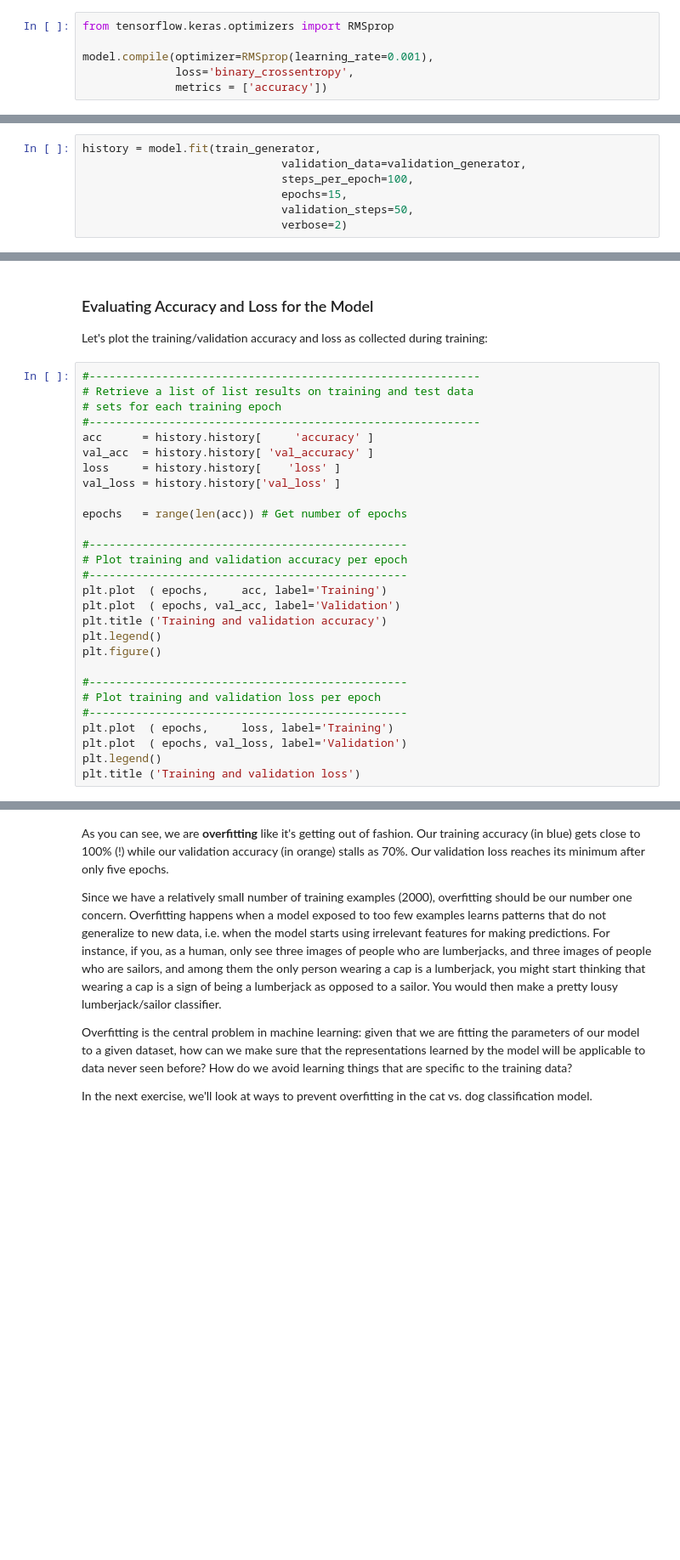
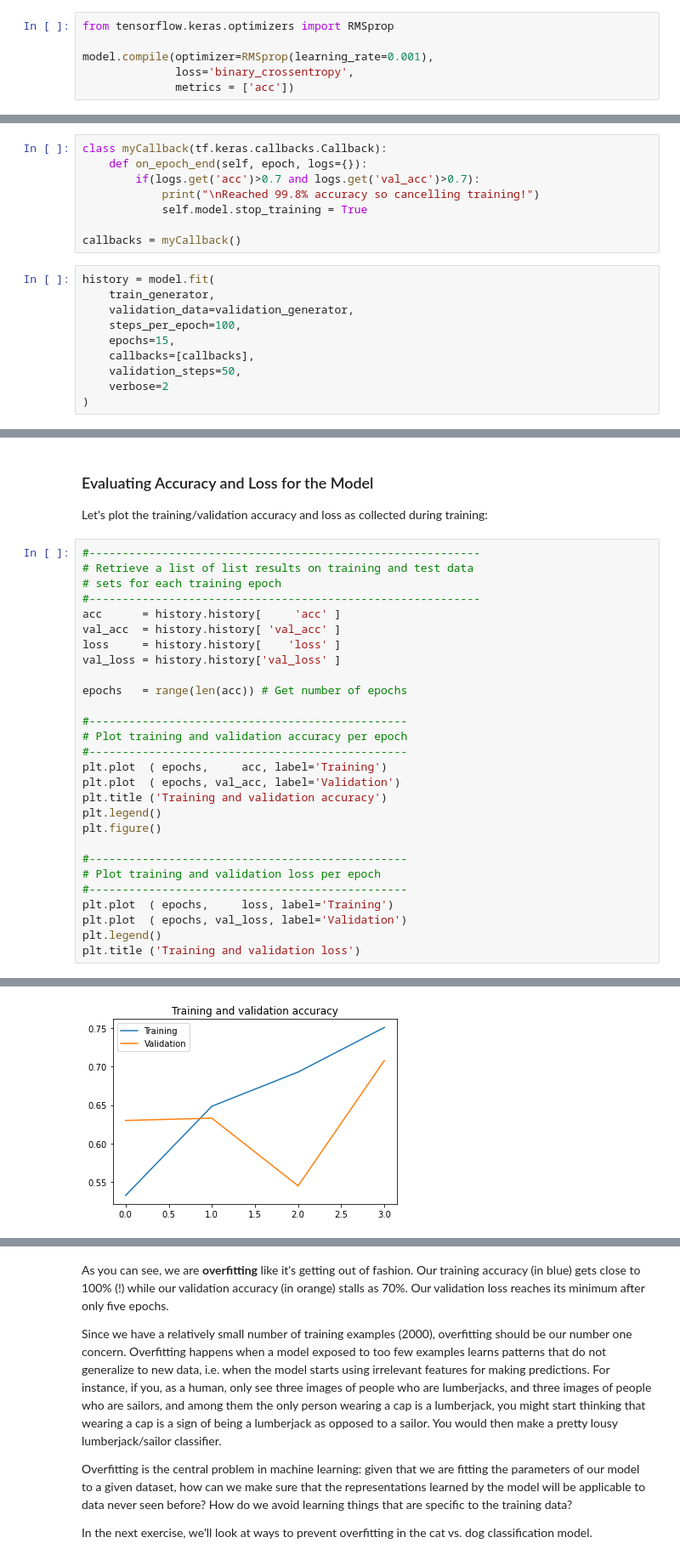
Before and after one commit to weedstream/lunar_echo, a Jupyter notebook: TesnorFlow Data and Deployment/Browser-based Models with TensorFlow.js/Week 3/Assignment/C1_W3_Assignment.ipynb, the cells around one changed output, grey strips where cells are left out. Shown at 85% size. Cells and saved outputs as stored; diff of their text form; blank space fills up the shorter version.

```diff
--- a/TesnorFlow Data and Deployment/Browser-based Models with TensorFlow.js/Week 3/Assignment/C1_W3_Assignment.ipynb
+++ b/TesnorFlow Data and Deployment/Browser-based Models with TensorFlow.js/Week 3/Assignment/C1_W3_Assignment.ipynb
@@ -213,7 +194,7 @@ from tensorflow.keras.optimizers import RMSprop
 
 model.compile(optimizer=RMSprop(learning_rate=0.001),
               loss='binary_crossentropy',
-              metrics = ['accuracy'])
+              metrics = ['acc'])
 # %% [markdown]
 ### Data Preprocessing
 
@@ -255,7 +238,18 @@ The Loss and Accuracy are a great indication of progress of training. It's makin
+# %%
+class myCallback(tf.keras.callbacks.Callback):
+    def on_epoch_end(self, epoch, logs={}):
+        if(logs.get('acc')>0.7 and logs.get('val_acc')>0.7):
+            print("\nReached 99.8% accuracy so cancelling training!")
+            self.model.stop_training = True
+
+callbacks = myCallback()
 # %%
-history = model.fit(train_generator,
-                              validation_data=validation_generator,
-                              steps_per_epoch=100,
-                              epochs=15,
-                              validation_steps=50,
-                              verbose=2)
+history = model.fit(
+    train_generator,
+    validation_data=validation_generator,
+    steps_per_epoch=100,
+    epochs=15,
+    callbacks=[callbacks],
+    validation_steps=50,
+    verbose=2
+)
@@ -268,8 +273,8 @@ Let's plot the training/validation accuracy and loss as collected during trainin
 # Retrieve a list of list results on training and test data
 # sets for each training epoch
 #-----------------------------------------------------------
-acc      = history.history[     'accuracy' ]
-val_acc  = history.history[ 'val_accuracy' ]
+acc      = history.history[     'acc' ]
+val_acc  = history.history[ 'val_acc' ]
 loss     = history.history[    'loss' ]
 val_loss = history.history['val_loss' ]
 
@@ -291,3 +296,4 @@ plt.plot  ( epochs,     loss, label='Training')
 plt.plot  ( epochs, val_loss, label='Validation')
 plt.legend()
 plt.title ('Training and validation loss')
+# %% [output]
@@ -293,0 +301 @@ plt.title ('Training and validation loss')
+[figure, added]
```
Also changed, not shown: parts of 22 cells of this notebook.
